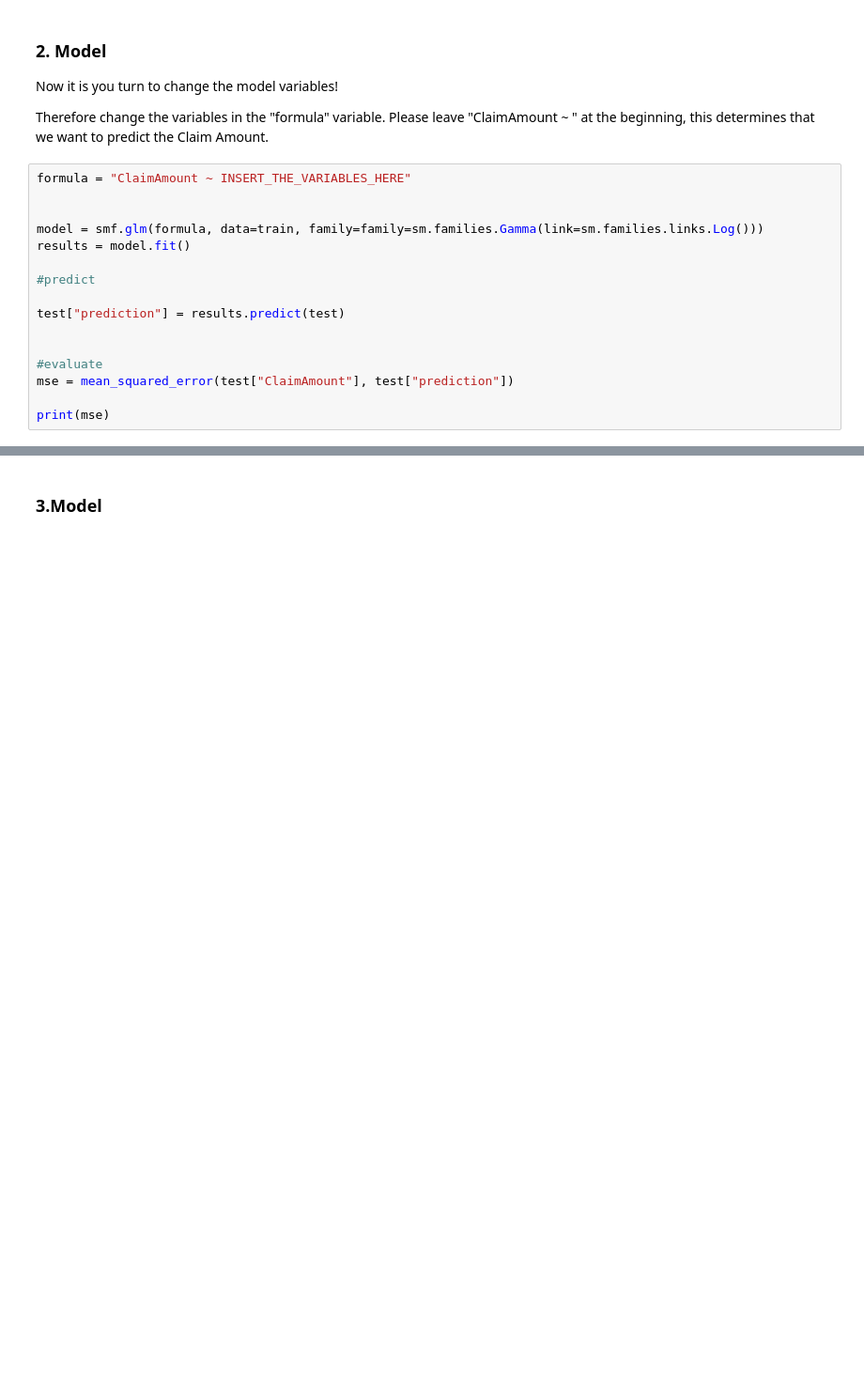
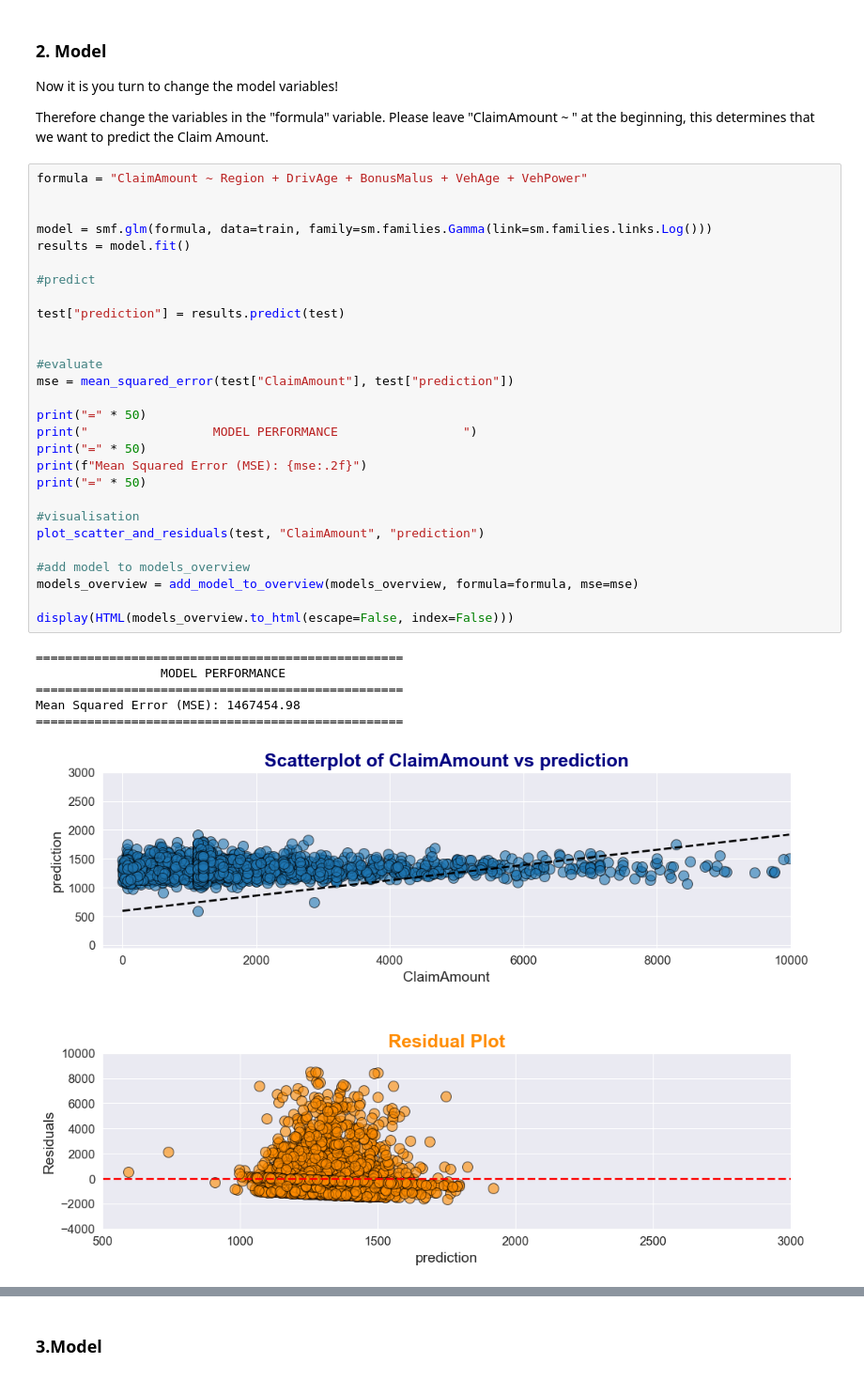
Before and after one commit to unkrejativ/axa-egoi-hands-on-session-2025, a Jupyter notebook: notebooks/2) modelling.ipynb, the cells around one changed output, grey strips where cells are left out. Shown at 94% size. Saved outputs shown, nothing was run; the diff lists cells and outputs as text; blank space fills up the shorter version.

```diff
--- a/notebooks/2) modelling.ipynb
+++ b/notebooks/2) modelling.ipynb
@@ -73,18 +148,37 @@ Now it is you turn to change the model variables!
 Therefore change the variables in the "formula" variable.
 Please leave "ClaimAmount ~ " at the beginning, this determines that we want to predict the Claim Amount.
 # %%
-formula = "ClaimAmount ~ INSERT_THE_VARIABLES_HERE"
+formula = "ClaimAmount ~ Region + DrivAge + BonusMalus + VehAge + VehPower"
 
 
-model = smf.glm(formula, data=train, family=family=sm.families.Gamma(link=sm.families.links.Log()))
+model = smf.glm(formula, data=train, family=sm.families.Gamma(link=sm.families.links.Log()))
 results = model.fit()
 
 #predict
 
 test["prediction"] = results.predict(test)
 
 
 #evaluate
 mse = mean_squared_error(test["ClaimAmount"], test["prediction"])
 
-print(mse)
+print("=" * 50)
+print("                 MODEL PERFORMANCE                 ")
+print("=" * 50)
+print(f"Mean Squared Error (MSE): {mse:.2f}")
+print("=" * 50)
+
+#visualisation
+plot_scatter_and_residuals(test, "ClaimAmount", "prediction")
+
+#add model to models_overview
+models_overview = add_model_to_overview(models_overview, formula=formula, mse=mse)
+
+display(HTML(models_overview.to_html(escape=False, index=False)))
+# %% [output]
+==================================================
+                 MODEL PERFORMANCE
+==================================================
+Mean Squared Error (MSE): 1467454.98
+==================================================
+[figure, added]
```
Also changed, not shown: parts of 18 cells of this notebook, 2 other files.
